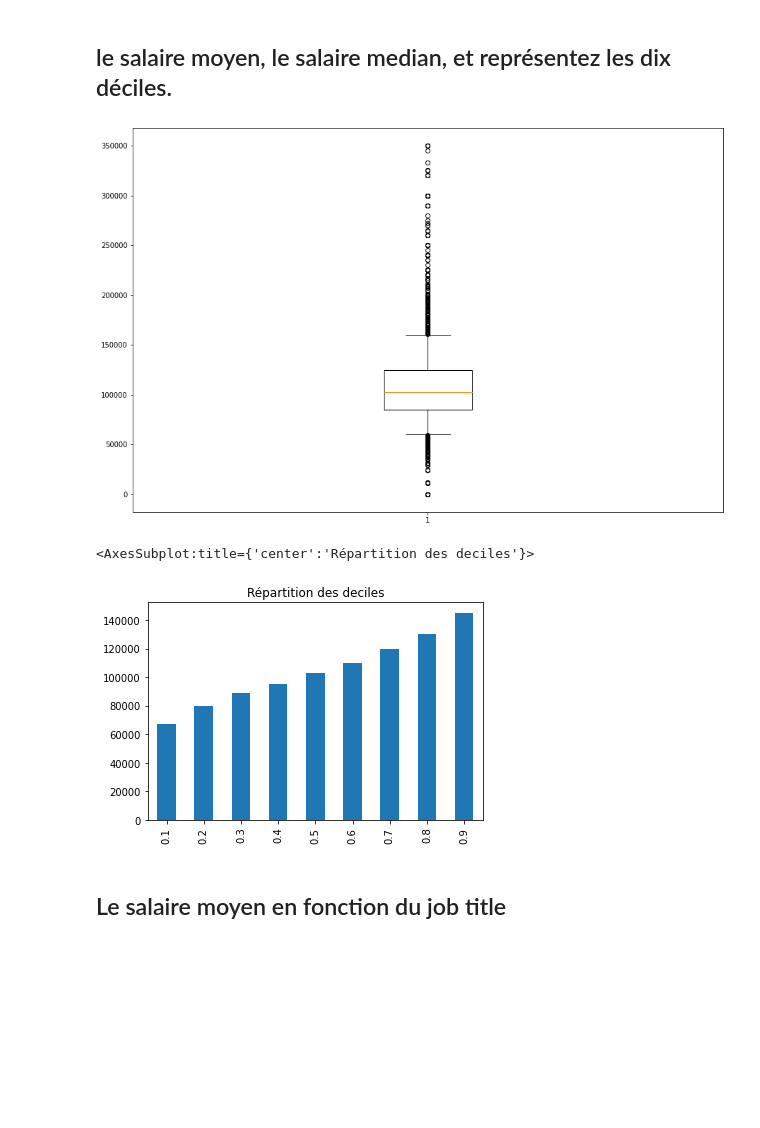
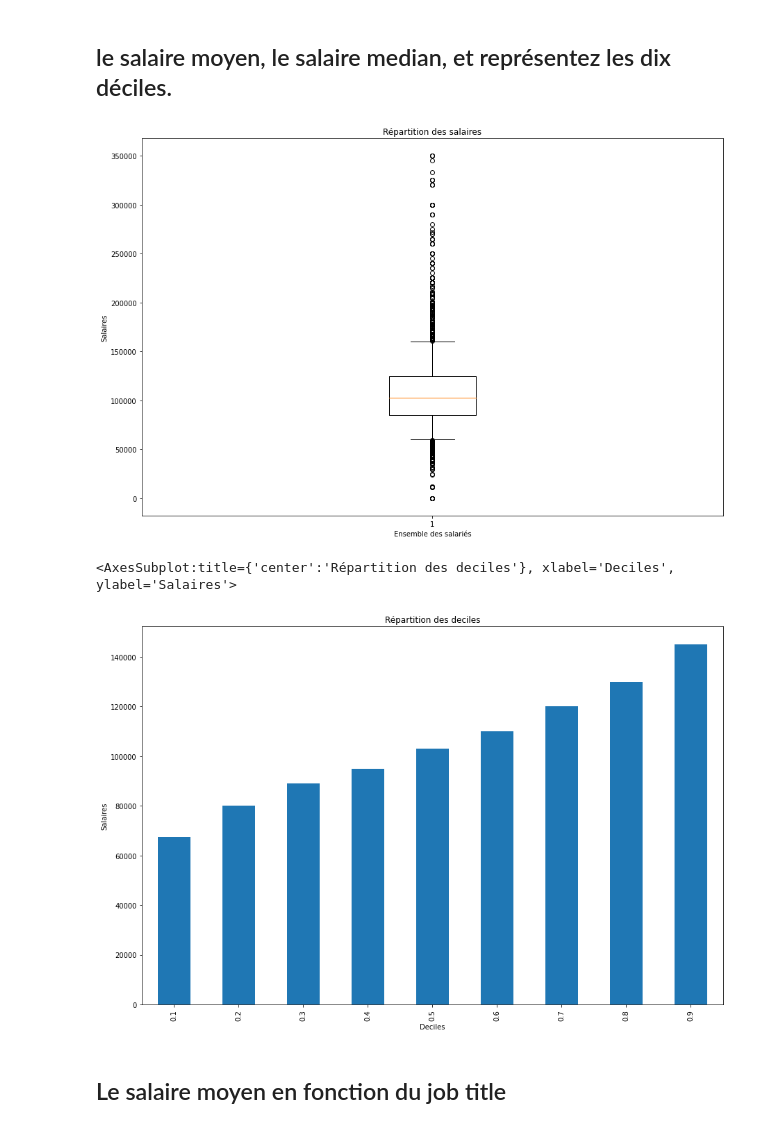
Before and after one commit to MarieDeSmedt/american-dream, a Jupyter notebook: notebook/data_visualization.ipynb, the cells around one changed output. Drawn from its saved outputs; the diff is of its cells as text; code cells hidden in the pictures; blank space fills up the shorter version.

```diff
--- a/notebook/data_visualization.ipynb
+++ b/notebook/data_visualization.ipynb
@@ -24,18 +24,25 @@ df = df_todisplay.drop(columns=['index', 'level_0'])
 ## le salaire moyen, le salaire median, et représentez les dix déciles.
 # %%
 plt.figure(figsize = (15,10))
+plt.xlabel("Ensemble des salariés")
+plt.ylabel("Salaires")
+plt.title("Répartition des salaires")
 
 ax = plt.boxplot(df["SalaryUSD"], whis=[5,95],)
 
 plt.show()
 # %% [output]
-[figure, old version]
+[figure, new version]
 # %%
 deciles = [0.1, 0.2, 0.3, 0.4, 0.5, 0.6, 0.7, 0.8, 0.9]
+
+plt.figure(figsize = (15,10))
+plt.xlabel("Deciles")
+plt.ylabel("Salaires")
 df['SalaryUSD'].quantile(deciles).plot(kind='bar', title="Répartition des deciles")
 # %% [output]
-<AxesSubplot:title={'center':'Répartition des deciles'}>
+<AxesSubplot:title={'center':'Répartition des deciles'}, xlabel='Deciles', ylabel='Salaires'>
-[figure, old version]
+[figure, new version]
 # %% [markdown]
 ## Le salaire moyen en fonction du job title
 # %%
```
Also changed, not shown: parts of 2 cells of this notebook.
